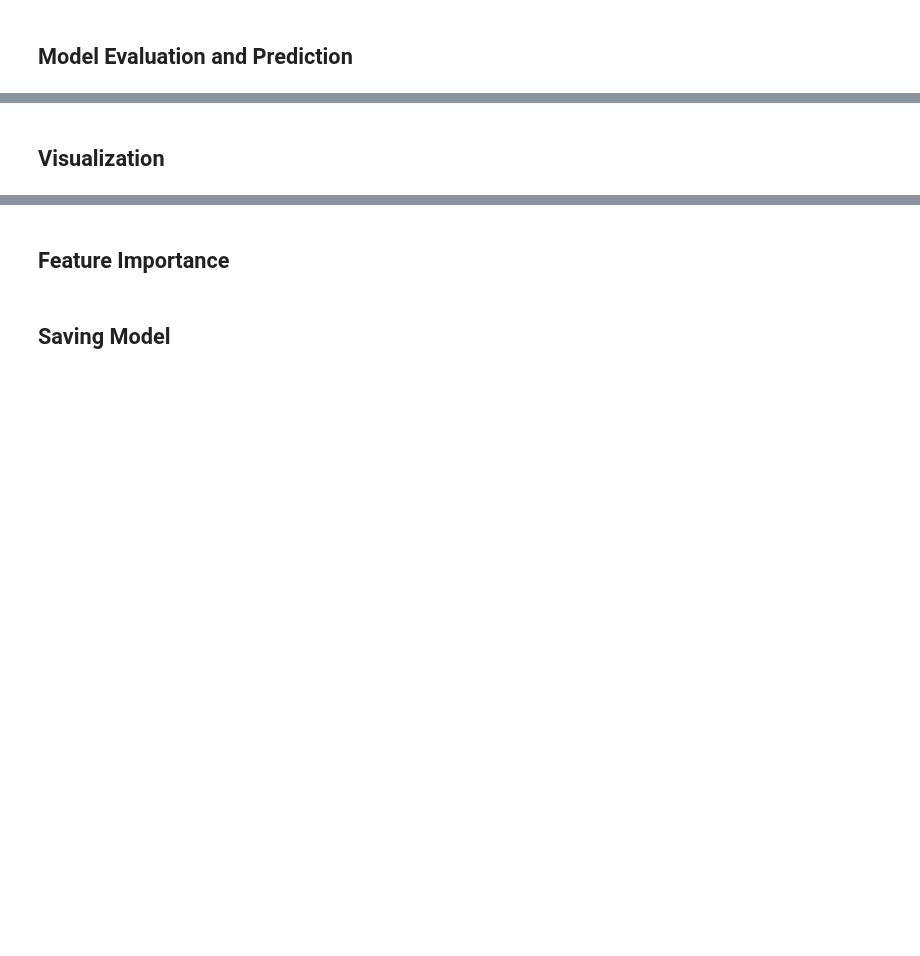
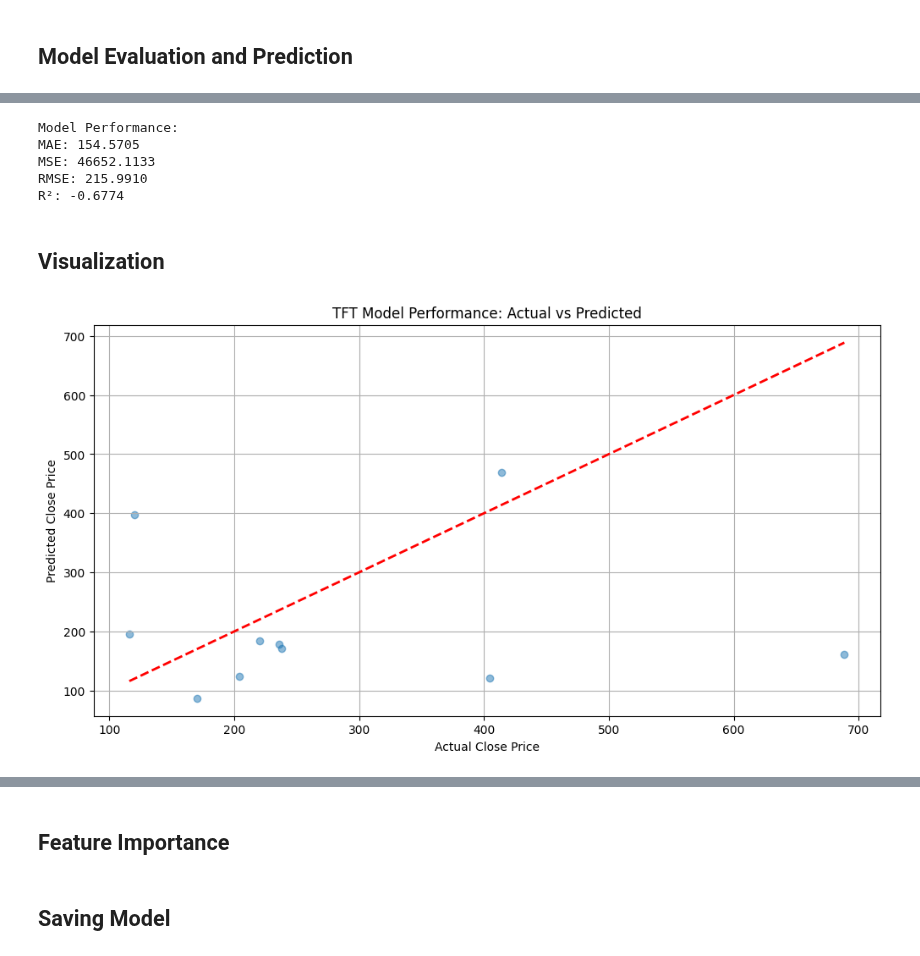
Before and after one commit to ManuelBagasina/DATCapstone, a Jupyter notebook: TFT.ipynb, the cells around one changed output, grey strips where cells are left out. Drawn from its saved outputs; the diff is of its cells as text; code cells hidden in the pictures; blank space fills up the shorter version.

```diff
--- a/TFT.ipynb
+++ b/TFT.ipynb
@@ -344,3 +344,21 @@ train_dataloader = training.to_dataloader(train=True, batch_size=batch_size, num
 val_dataloader = validation.to_dataloader(train=False, batch_size=batch_size, num_workers=0, shuffle=False)
 # %% [markdown]
 ## Model Training
+# %%
+pl.seed_everything(42)  # For reproducibility
+
+# Create the TFT model properly as a LightningModule
+tft = TemporalFusionTransformer.from_dataset(
+    training,
+    learning_rate=0.01,
+    hidden_size=16,
+    attention_head_size=2,
+    dropout=0.1,
+    hidden_continuous_size=8,
+    loss=RMSE(),
+    log_interval=10,
+    reduce_on_plateau_patience=5,
+)
+
+# Confirm it's a LightningModule
+print(f"Is LightningModule: {isinstance(tft, pl.LightningModule)}")
@@ -347,2 +416,15 @@ val_dataloader = validation.to_dataloader(train=False, batch_size=batch_size, nu
 # %% [markdown]
 ## Model Evaluation and Prediction
+# %%
+# Make predictions on the validation set
+predictions = tft.predict(val_dataloader, return_y=True)
+
+# Extract raw predictions and actual values
+raw_predictions = predictions.output.detach().cpu().numpy()
+raw_actuals = predictions.y[0].detach().cpu().numpy()
+
+# Convert predictions to dataframe for easier analysis
+pred_df = pd.DataFrame({
+    'prediction': raw_predictions.flatten(),
+    'actual': raw_actuals.flatten()
+})
@@ -349,2 +440,35 @@ val_dataloader = validation.to_dataloader(train=False, batch_size=batch_size, nu
+# %%
+# Calculate metrics
+mae = mean_absolute_error(pred_df['actual'], pred_df['prediction'])
+mse = mean_squared_error(pred_df['actual'], pred_df['prediction'])
+rmse = np.sqrt(mse)
+r2 = r2_score(pred_df['actual'], pred_df['prediction'])
+
+print("\nModel Performance:")
+print(f"MAE: {mae:.4f}")
+print(f"MSE: {mse:.4f}")
+print(f"RMSE: {rmse:.4f}")
+print(f"R²: {r2:.4f}")
+# %% [output]
+Model Performance:
+MAE: 154.5705
+MSE: 46652.1133
+RMSE: 215.9910
+R²: -0.6774
 # %% [markdown]
 ## Visualization
+# %%
+# Visualize predictions vs actuals
+plt.figure(figsize=(12, 6))
+plt.scatter(pred_df['actual'], pred_df['prediction'], alpha=0.5)
+plt.plot([pred_df['actual'].min(), pred_df['actual'].max()],
+       [pred_df['actual'].min(), pred_df['actual'].max()],
+       'r--', lw=2)
+plt.xlabel('Actual Close Price')
+plt.ylabel('Predicted Close Price')
+plt.title('TFT Model Performance: Actual vs Predicted')
+plt.grid(True)
+plt.savefig('tft_performance.png')
+plt.show()
+# %% [output]
+[figure, added]
```
Also changed, not shown: parts of 7 cells of this notebook.
